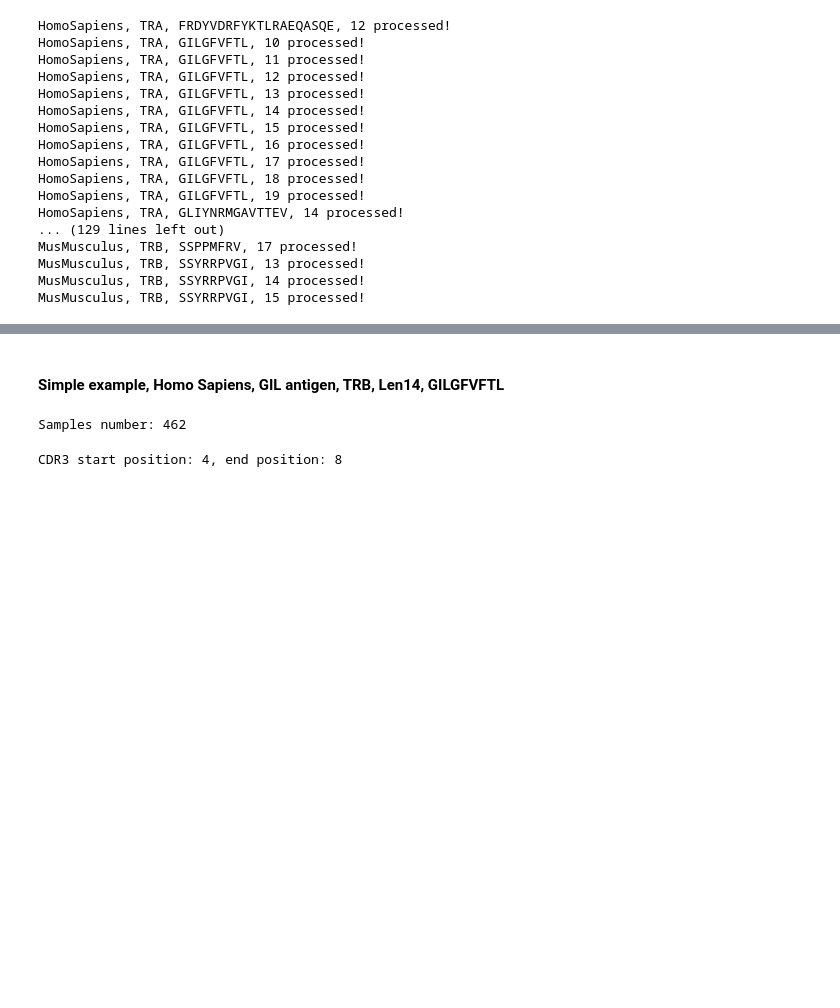
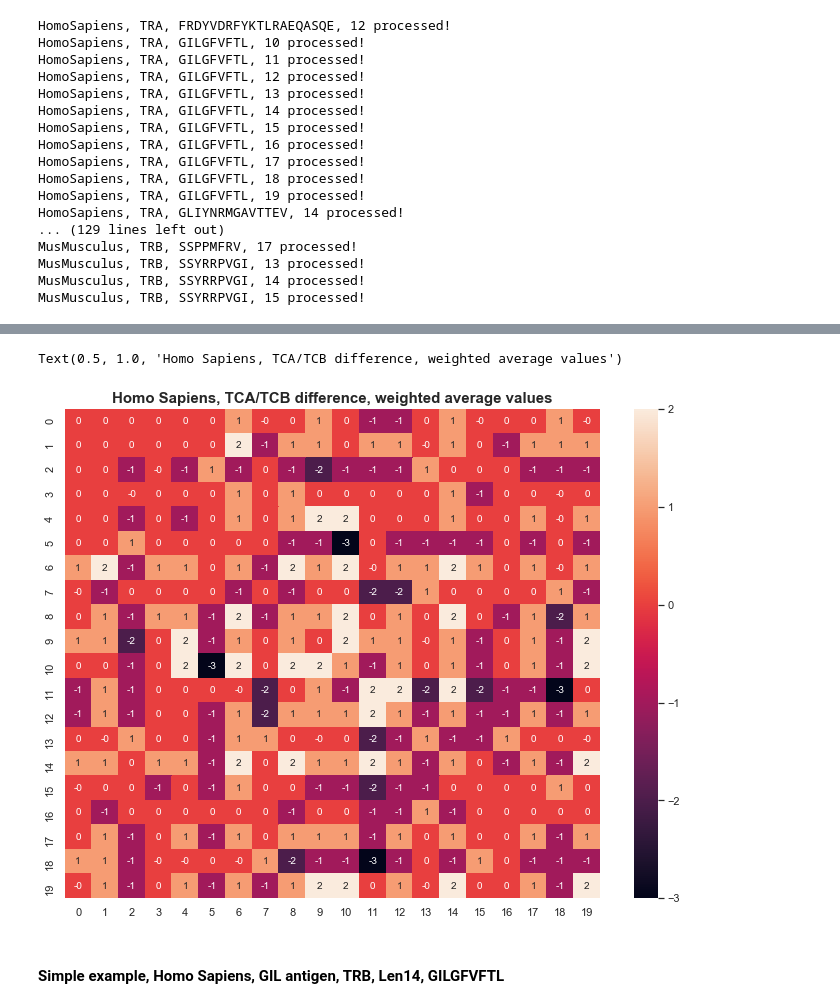
Before and after one commit to antigenomics/vdjdb-classifier-benchmark, a Jupyter notebook: cdr3_substitutions/CDR3_Substitutions.ipynb, the cells around one changed output, grey strips where cells are left out. Saved outputs shown, nothing was run; the diff lists cells and outputs as text; code cells hidden in the pictures; blank space fills up the shorter version.

```diff
--- a/cdr3_substitutions/CDR3_Substitutions.ipynb
+++ b/cdr3_substitutions/CDR3_Substitutions.ipynb
@@ -205,16 +177,19 @@ matrices[('HomoSapiens', 'TRB', 'GLCTLVAML', 17)]
+# %%
+w_avg_tca_result_matrix = pd.DataFrame(index=AMINO_ACIDS, columns=AMINO_ACIDS).fillna(0)
+for idx, matrix in enumerate(tca_matrices):
+    w_avg_tca_result_matrix += (matrix * tca_matrices_samples_n[idx])
+w_avg_tca_result_matrix = np.round(w_avg_tca_result_matrix / np.sum(tca_matrices_samples_n))
+# %%
+w_avg_tcb_result_matrix = pd.DataFrame(index=AMINO_ACIDS, columns=AMINO_ACIDS).fillna(0)
+for idx, matrix in enumerate(tcb_matrices):
+    w_avg_tcb_result_matrix += (matrix * tcb_matrices_samples_n[idx])
+w_avg_tcb_result_matrix = np.round(w_avg_tcb_result_matrix / np.sum(tcb_matrices_samples_n))
+# %%
+plt.figure(figsize=(12, 9))
+sns.heatmap((w_avg_tca_result_matrix - w_avg_tcb_result_matrix).values, annot=True)
+plt.title('Homo Sapiens, TCA/TCB difference, weighted average values', fontsize=15, weight='bold')
+# %% [output]
+Text(0.5, 1.0, 'Homo Sapiens, TCA/TCB difference, weighted average values')
+[figure, added]
 # %% [markdown]
 #### Simple example, Homo Sapiens, GIL antigen, TRB, Len14, GILGFVFTL
-# %%
-species = set(['HomoSapiens'])
-epitopes = set(['GILGFVFTL'])
-chains = set(['TRB'])
-cdr3_len = 14
-df = filter_df(vdjdb_slim_df, species, epitopes, chains, cdr3_len)
-print(f"Samples number: {df.shape[0]}")
-# %% [output]
-Samples number: 462
-# %%
-cdr3_start_pos, cdr3_end_pos = get_concervative_pos(df, 62)
-print(f'CDR3 start position: {cdr3_start_pos}, end position: {cdr3_end_pos}')
-# %% [output]
-CDR3 start position: 4, end position: 8
```
Also changed, not shown: parts of 18 cells of this notebook.
